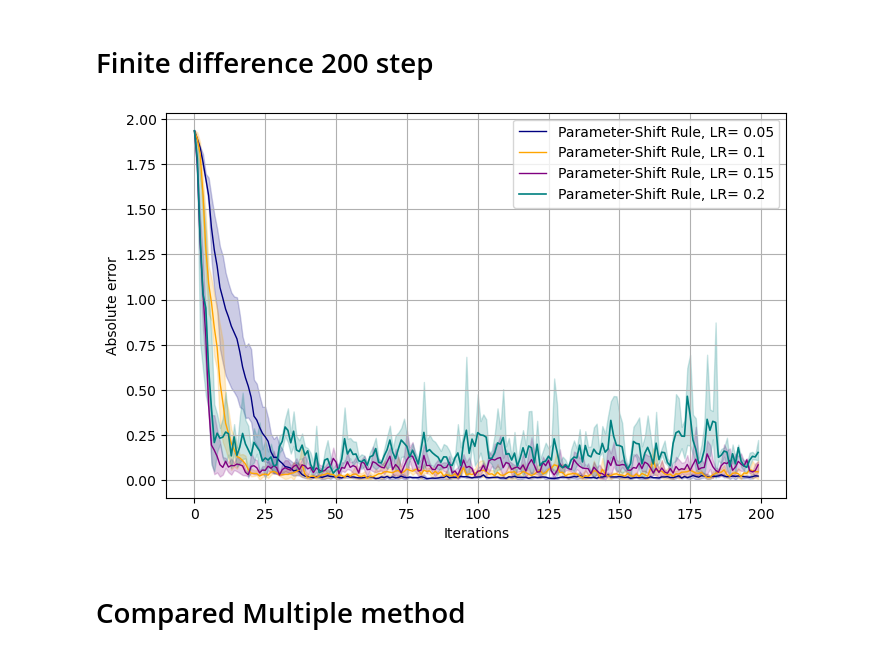
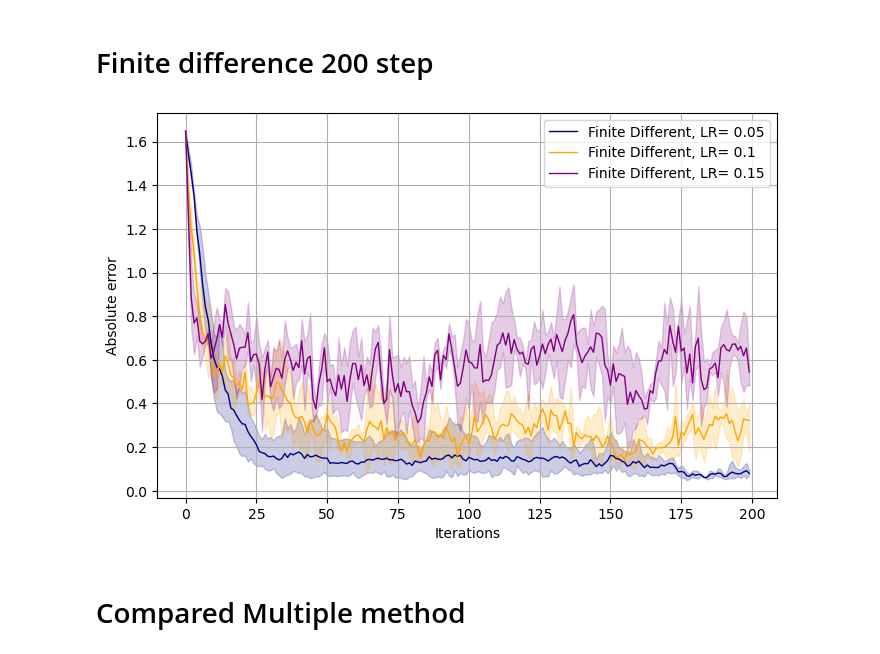
Before and after one commit to nguyenvulinh666/Variational-Quantum-EigeinSolver, a Jupyter notebook: data -8.ipynb, the cells around one changed output. Cells and saved outputs as stored; diff of their text form; code cells hidden in the pictures.

```diff
--- a/data -8.ipynb
+++ b/data -8.ipynb
@@ -984,7 +984,7 @@ FD3_3 = np.array([5.869999999999999, 2.0685, -0.18039999999999998, -1.8498999999
 import matplotlib.pyplot as plt
 # %matplotlib widget
 
-gs_energy = -6.29150262
+gs_energy = -17.01816447
 
 
 # Normal
@@ -1002,11 +1002,11 @@ low_FD_15 = np.zeros(len(FD1_15))
 high_FD_2 = np.zeros(len(FD1_15))
 low_FD_2 = np.zeros(len(FD1_15))
 
-high_FD_25 = np.zeros(len(FD1_15))
-low_FD_25 = np.zeros(len(FD1_15))
+# high_FD_25 = np.zeros(len(FD1_15))
+# low_FD_25 = np.zeros(len(FD1_15))
 
-high_FD_3 = np.zeros(len(FD1_15))
-low_FD_3 = np.zeros(len(FD1_15))
+# high_FD_3 = np.zeros(len(FD1_15))
+# low_FD_3 = np.zeros(len(FD1_15))
 
 
 
@@ -1027,28 +1027,28 @@ for i in range(len(PRS1_15)):
     high_FD_2[i] = abs((max(FD1_2[i], FD2_2[i], FD3_2[i])-gs_energy)/gs_energy)
     low_FD_2[i] = abs((min(FD1_2[i], FD2_2[i], FD3_2[i])-gs_energy)/gs_energy)
 
-for i in range(len(PRS1_15)):
-    high_FD_25[i] = abs((max(FD1_25[i], FD2_25[i], FD3_25[i])-gs_energy)/gs_energy)
-    low_FD_25[i] = abs((min(FD1_25[i], FD2_25[i], FD3_25[i])-gs_energy)/gs_energy)
+# for i in range(len(PRS1_15)):
+#     high_FD_25[i] = abs((max(FD1_25[i], FD2_25[i], FD3_25[i])-gs_energy)/gs_energy)
+#     low_FD_25[i] = abs((min(FD1_25[i], FD2_25[i], FD3_25[i])-gs_energy)/gs_energy)
 
-for i in range(len(PRS1_15)):
-    high_FD_3[i] = abs((max(FD1_3[i], FD2_3[i], FD3_3[i])-gs_energy)/gs_energy)
-    low_FD_3[i] = abs((min(FD1_3[i], FD2_3[i], FD3_3[i])-gs_energy)/gs_energy)
+# for i in range(len(PRS1_15)):
+#     high_FD_3[i] = abs((max(FD1_3[i], FD2_3[i], FD3_3[i])-gs_energy)/gs_energy)
+#     low_FD_3[i] = abs((min(FD1_3[i], FD2_3[i], FD3_3[i])-gs_energy)/gs_energy)
 
 
 plt.figure(figsize=(8,5))
 
 plt.plot(abs(((FD1_05+FD2_05+FD3_05)/3-gs_energy)/gs_energy), color='navy', lw=1, label='Finite Different, LR= 0.05')
 plt.plot(abs(((FD1_1+FD2_1+FD3_1)/3-gs_energy)/gs_energy), color='orange', lw=1, label='Finite Different, LR= 0.1')
-plt.plot(abs(((FD1_15+FD2_15+FD3_15)/3-gs_energy)/gs_energy), color='purple', lw=1, label='PFinite Different, LR= 0.15')
-plt.plot(abs(((FD1_2+FD2_2+FD3_2)/3-gs_energy)/gs_energy), color='teal', lw=1.2, label='Finite Different, LR= 0.2')
+plt.plot(abs(((FD1_15+FD2_15+FD3_15)/3-gs_energy)/gs_energy), color='purple', lw=1, label='Finite Different, LR= 0.15')
+# plt.plot(abs(((FD1_2+FD2_2+FD3_2)/3-gs_energy)/gs_energy), color='teal', lw=1.2, label='Finite Different, LR= 0.2')
 # plt.plot(abs(((FD1_25+FD2_25+FD3_25)/3-gs_energy)/gs_energy), color='deeppink',  alpha=0.8, lw=1.2, label='Parameter-Shift Rule, LR= 0.25')
 # plt.plot(abs(((FD1_3+FD2_3+FD3_3)/3-gs_energy)/gs_energy), color='red', lw=1.2, alpha=0.1, label='Parameter-Shift Rule, LR= 0.3')
 
 plt.fill_between(x, high_FD_05, low_FD_05, color='navy', alpha=.2)
 plt.fill_between(x, high_FD_1, low_FD_1,  color='orange', alpha=.2)
 plt.fill_between(x, high_FD_15, low_FD_15,  color='purple', alpha=.2)
-plt.fill_between(x, high_FD_2, low_FD_2,  color='teal', alpha=.2)
+# plt.fill_between(x, high_FD_2, low_FD_2,  color='teal', alpha=.2)
 # plt.fill_between(x, high_FD_25, low_FD_25,  color='deeppink', alpha=.3)
 # plt.fill_between(x, high_FD_3, low_FD_3,  color='red', alpha=.3)
 
@@ -1059,7 +1059,7 @@ plt.xlabel('Iterations')
 # plt.axhline(y=0.001, color="silver", ls="--", lw=1, label="Target: " + str(f'{0.001}'))
 # plt.title('Parameter Shift Rule with various of learning rate')
 # plt.yscale('log')
-# plt.ylim((0,.05))
+# plt.ylim((0,.5))
 plt.legend()
 plt.grid()
 
@@ -1118,33 +1118,33 @@ plt.show()
 
 # plt.figure(figsize=(8,5))
 
 # plt.plot(((PRS1_05+PRS2_05+PRS3_05)/3), color='navy', lw=1.2, label='Parameter-Shift Rule, LR= 0.05')
 # plt.plot(((PRS1_1+PRS2_1+PRS3_1)/3), color='orange', lw=1.2, label='Parameter-Shift Rule, LR= 0.1')
 # plt.plot(((PRS1_15+PRS2_15+PRS3_15)/3), color='purple', lw=1.2, label='Parameter-Shift Rule, LR= 0.15')
 # plt.plot(((PRS1_2+PRS2_2+PRS3_2)/3), color='teal', lw=1.2, label='Parameter-Shift Rule, LR= 0.2')
 # plt.plot(((PRS1_25+PRS2_25+PRS3_25)/3), color='deeppink',  alpha=0.8, lw=1.2, label='Parameter-Shift Rule, LR= 0.25')
 # plt.plot(((PRS1_3+PRS2_3+PRS3_3)/3), color='red', lw=1.2, alpha=0.7, label='Parameter-Shift Rule, LR= 0.3')
 
 # plt.fill_between(x, high_PRS_05, low_PRS_05, color='navy', alpha=.3)
 # plt.fill_between(x, high_PRS_1, low_PRS_1,  color='orange', alpha=.3)
 # plt.fill_between(x, high_PRS_15, low_PRS_15,  color='purple', alpha=.3)
 # plt.fill_between(x, high_PRS_2, low_PRS_2,  color='teal', alpha=.3)
 # plt.fill_between(x, high_PRS_25, low_PRS_25,  color='deeppink', alpha=.3)
 # plt.fill_between(x, high_PRS_3, low_PRS_3,  color='red', alpha=.3)
 
 # plt.ylabel('Energy')
 # plt.xlabel('Iterations')
 # plt.axhline(y=gs_energy, color="tab:red", ls="--", lw=1, label="Target: " + str(gs_energy))
 # # Exact ground state energy value
 # # plt.axhline(y=gs_energy, color="tab:red", ls="--", lw=2, label="Target: " + str(gs_energy))
 # plt.title('Parameter Shift Rule with various of learning rate')
 # # plt.yscale('log')
 # plt.ylim((-6.3,-6.15))
 # plt.legend()
 # plt.grid()
 
 # plt.show()
 # %% [output]
-[figure, old version]
+[figure, new version]
 # %% [markdown]
 # Compared Multiple method
```
Also changed, not shown: parts of 30 cells of this notebook, 4 other files.
